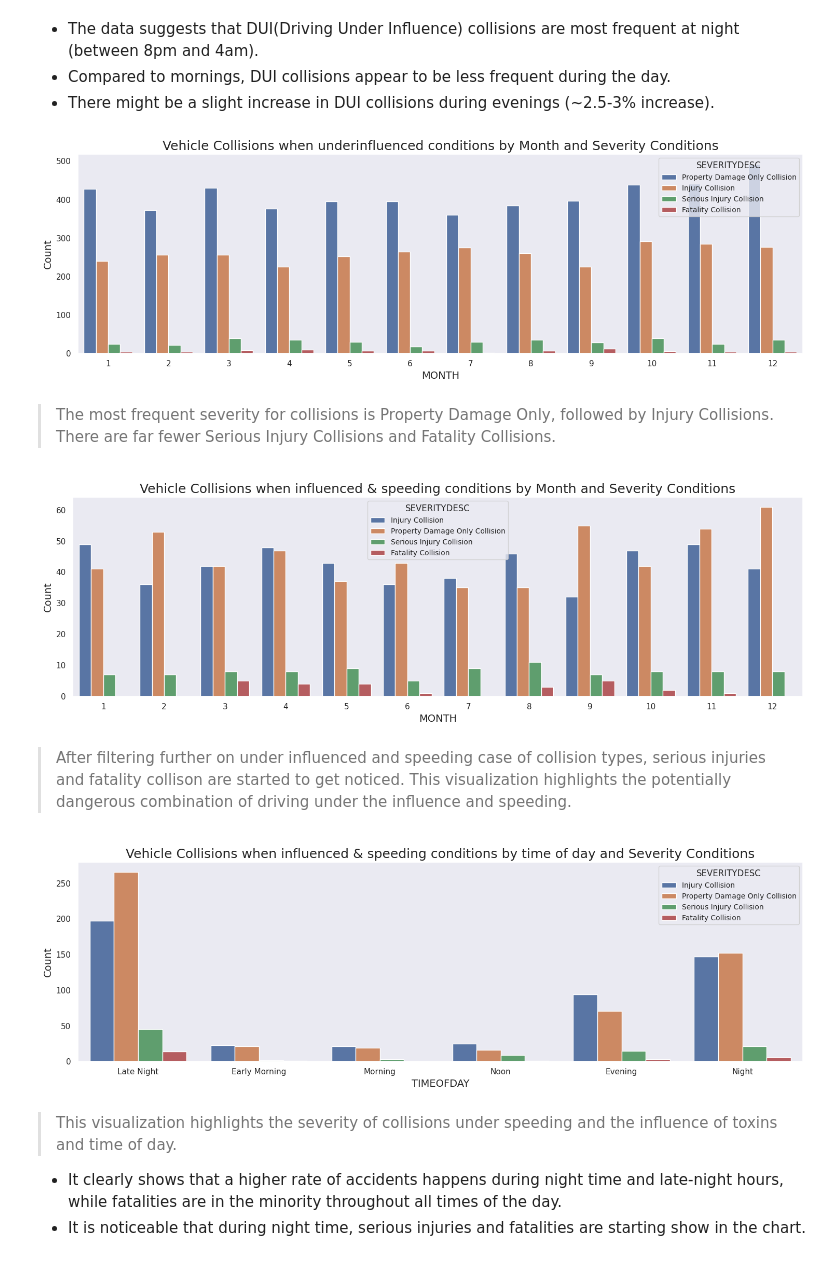
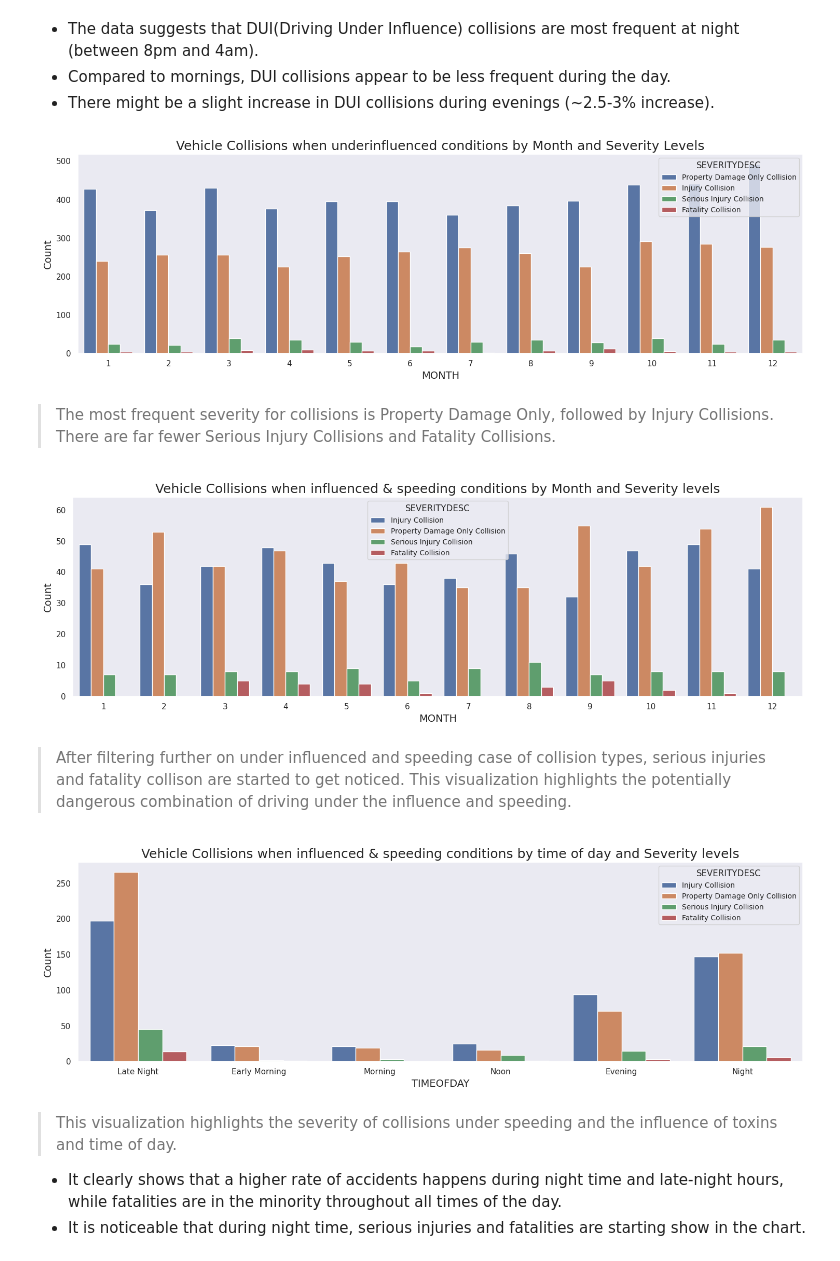
Before and after one commit to LuluW8071/Data-Science, a Jupyter notebook: Data Wrangling & EDA/05_Exercise_SDOT_Collision_Analysis/SDOT_Collision_Analysis.ipynb, the cells around one changed output. Saved outputs shown, nothing was run; the diff lists cells and outputs as text; code cells hidden in the pictures.

```diff
--- a/Data Wrangling & EDA/05_Exercise_SDOT_Collision_Analysis/SDOT_Collision_Analysis.ipynb
+++ b/Data Wrangling & EDA/05_Exercise_SDOT_Collision_Analysis/SDOT_Collision_Analysis.ipynb
@@ -732,25 +754,25 @@ visualize_collision_pie_chart(df, "TIMEOFDAY", "UNDERINFL", "Distribution of Veh
 - Compared to mornings, DUI collisions appear to be less frequent during the day.
 - There might be a slight increase in DUI collisions during evenings (~2.5-3% increase).
 # %%
-visualize_collision_counts(df[df["UNDERINFL"]=="Y"], "MONTH", "SEVERITYDESC", "Vehicle Collisions when underinfluenced conditions by Month and Severity Conditions")
+visualize_collision_counts(df[df["UNDERINFL"]=="Y"], "MONTH", "SEVERITYDESC", "Vehicle Collisions when underinfluenced conditions by Month and Severity Levels")
 # %% [output]
-[figure, old version]
+[figure, new version]
 # %% [markdown]
 > The most frequent severity for collisions is Property Damage Only, followed by Injury Collisions. There are far fewer Serious Injury Collisions and Fatality Collisions.
 # %%
 visualize_collision_counts(df[(df["UNDERINFL"]=="Y") & (df["SPEEDING"]=="Y")],
                            "MONTH", "SEVERITYDESC",
-                           "Vehicle Collisions when influenced & speeding conditions by Month and Severity Conditions")
+                           "Vehicle Collisions when influenced & speeding conditions by Month and Severity levels")
 # %% [output]
-[figure, old version]
+[figure, new version]
 # %% [markdown]
 > After filtering further on under influenced and speeding case of collision types, serious injuries and fatality collison are started to get noticed. This visualization highlights the potentially dangerous combination of driving under the influence and speeding.
 # %%
 visualize_collision_counts(df[(df["UNDERINFL"]=="Y") & (df["SPEEDING"]=="Y")],
                            "TIMEOFDAY", "SEVERITYDESC",
-                           "Vehicle Collisions when influenced & speeding conditions by time of day and Severity Conditions")
+                           "Vehicle Collisions when influenced & speeding conditions by time of day and Severity levels")
 # %% [output]
-[figure, old version]
+[figure, new version]
 # %% [markdown]
 >This visualization highlights the severity of collisions under speeding and the influence of toxins and time of day.
   - It clearly shows that a higher rate of accidents happens during night time and late-night hours, while fatalities are in the minority throughout all times of the day.
```
Also changed, not shown: parts of 33 cells of this notebook.
